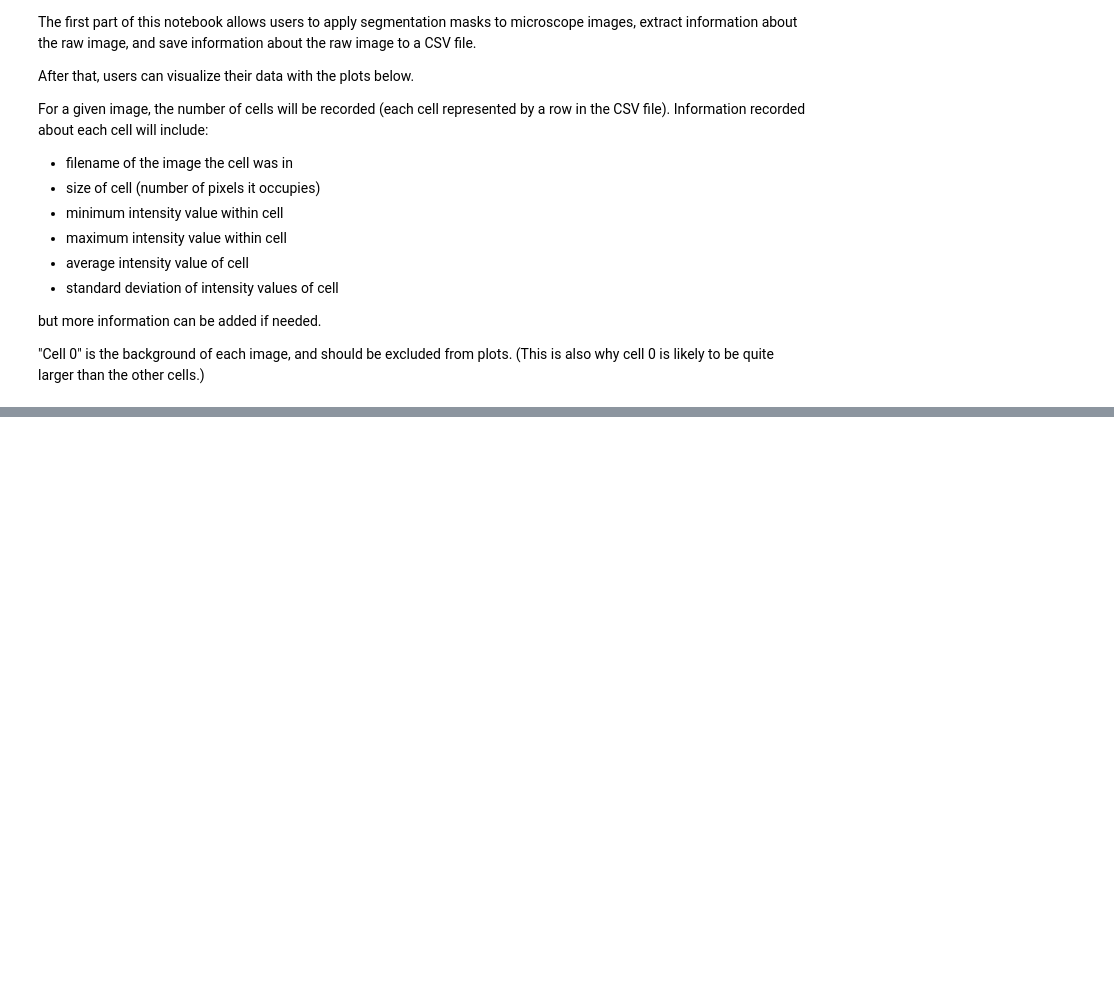
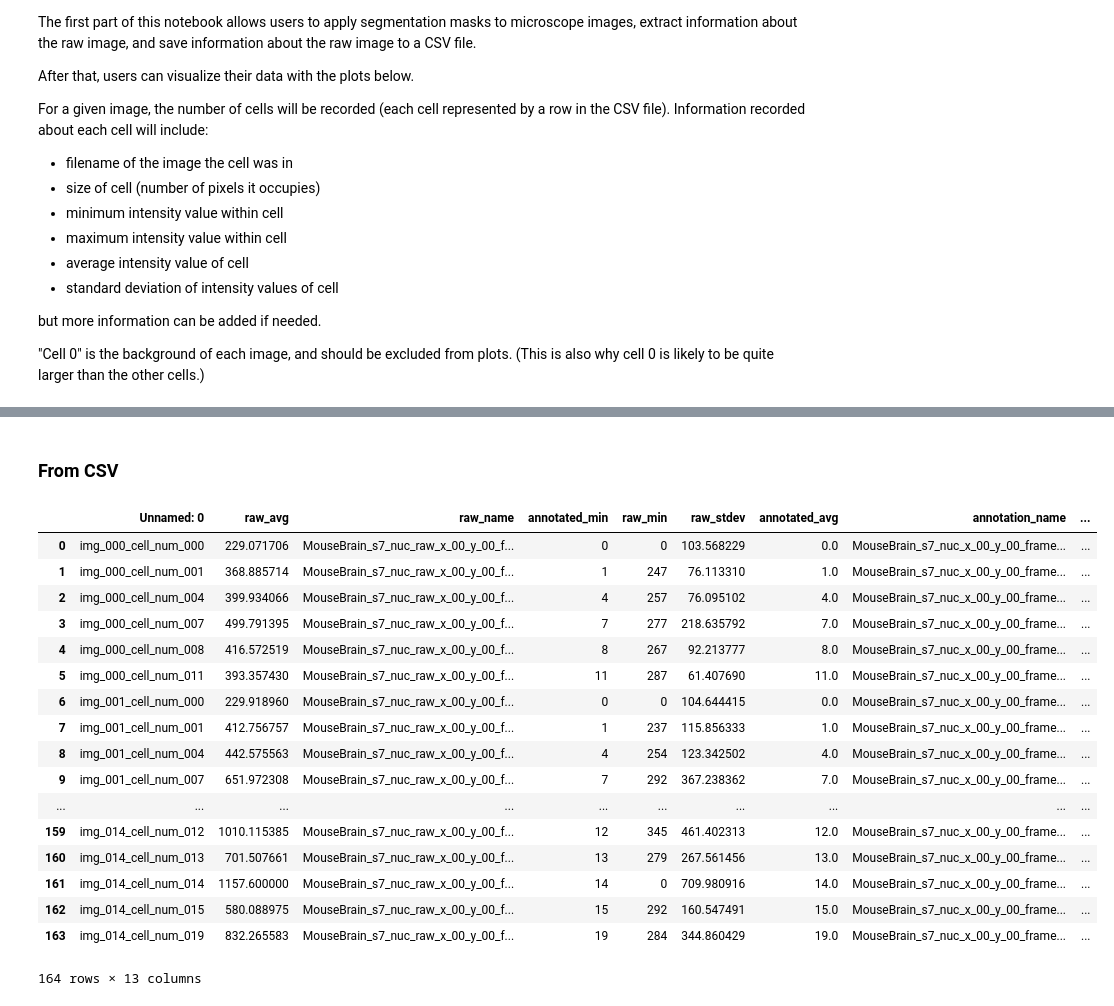
Before and after one commit to samreenanjum/caliban-toolbox, a Jupyter notebook: notebooks/Analysis of image content with annotation masks.ipynb, the cells around one changed output, grey strips where cells are left out. Drawn from its saved outputs; the diff is of its cells as text; code cells hidden in the pictures; blank space fills up the shorter version.

```diff
--- a/notebooks/Analysis of image content with annotation masks.ipynb
+++ b/notebooks/Analysis of image content with annotation masks.ipynb
@@ -167,0 +290,25 @@ make_save_csv(flat_dict, base_dir, identifier)
+# %% [markdown]
+### From CSV
+# %%
+csv_path = "/gnv_home/data/analysis_test/set1/CSV/analysis_notebook_test_analysis.csv"
+csv_data = pd.read_csv(csv_path)
+csv_data
+# %% [output]
+|  | Unnamed: 0 | raw_avg | raw_name | annotated_min | raw_min | raw_stdev | annotated_avg | annotation_name | ... |
+| 0 | img_000_cell_num_000 | 229.071706 | MouseBrain_s7_nuc_raw_x_00_y_00_f... | 0 | 0 | 103.568229 | 0.0 | MouseBrain_s7_nuc_x_00_y_00_frame... | ... |
+| 1 | img_000_cell_num_001 | 368.885714 | MouseBrain_s7_nuc_raw_x_00_y_00_f... | 1 | 247 | 76.113310 | 1.0 | MouseBrain_s7_nuc_x_00_y_00_frame... | ... |
+| 2 | img_000_cell_num_004 | 399.934066 | MouseBrain_s7_nuc_raw_x_00_y_00_f... | 4 | 257 | 76.095102 | 4.0 | MouseBrain_s7_nuc_x_00_y_00_frame... | ... |
+| 3 | img_000_cell_num_007 | 499.791395 | MouseBrain_s7_nuc_raw_x_00_y_00_f... | 7 | 277 | 218.635792 | 7.0 | MouseBrain_s7_nuc_x_00_y_00_frame... | ... |
+| 4 | img_000_cell_num_008 | 416.572519 | MouseBrain_s7_nuc_raw_x_00_y_00_f... | 8 | 267 | 92.213777 | 8.0 | MouseBrain_s7_nuc_x_00_y_00_frame... | ... |
+| 5 | img_000_cell_num_011 | 393.357430 | MouseBrain_s7_nuc_raw_x_00_y_00_f... | 11 | 287 | 61.407690 | 11.0 | MouseBrain_s7_nuc_x_00_y_00_frame... | ... |
+| 6 | img_001_cell_num_000 | 229.918960 | MouseBrain_s7_nuc_raw_x_00_y_00_f... | 0 | 0 | 104.644415 | 0.0 | MouseBrain_s7_nuc_x_00_y_00_frame... | ... |
+| 7 | img_001_cell_num_001 | 412.756757 | MouseBrain_s7_nuc_raw_x_00_y_00_f... | 1 | 237 | 115.856333 | 1.0 | MouseBrain_s7_nuc_x_00_y_00_frame... | ... |
+| 8 | img_001_cell_num_004 | 442.575563 | MouseBrain_s7_nuc_raw_x_00_y_00_f... | 4 | 254 | 123.342502 | 4.0 | MouseBrain_s7_nuc_x_00_y_00_frame... | ... |
+| 9 | img_001_cell_num_007 | 651.972308 | MouseBrain_s7_nuc_raw_x_00_y_00_f... | 7 | 292 | 367.238362 | 7.0 | MouseBrain_s7_nuc_x_00_y_00_frame... | ... |
+| ... | ... | ... | ... | ... | ... | ... | ... | ... | ... |
+| 159 | img_014_cell_num_012 | 1010.115385 | MouseBrain_s7_nuc_raw_x_00_y_00_f... | 12 | 345 | 461.402313 | 12.0 | MouseBrain_s7_nuc_x_00_y_00_frame... | ... |
+| 160 | img_014_cell_num_013 | 701.507661 | MouseBrain_s7_nuc_raw_x_00_y_00_f... | 13 | 279 | 267.561456 | 13.0 | MouseBrain_s7_nuc_x_00_y_00_frame... | ... |
+| 161 | img_014_cell_num_014 | 1157.600000 | MouseBrain_s7_nuc_raw_x_00_y_00_f... | 14 | 0 | 709.980916 | 14.0 | MouseBrain_s7_nuc_x_00_y_00_frame... | ... |
+| 162 | img_014_cell_num_015 | 580.088975 | MouseBrain_s7_nuc_raw_x_00_y_00_f... | 15 | 292 | 160.547491 | 15.0 | MouseBrain_s7_nuc_x_00_y_00_frame... | ... |
+| 163 | img_014_cell_num_019 | 832.265583 | MouseBrain_s7_nuc_raw_x_00_y_00_f... | 19 | 284 | 344.860429 | 19.0 | MouseBrain_s7_nuc_x_00_y_00_frame... | ... |
+164 rows × 13 columns
```
Also changed, not shown: parts of 15 cells of this notebook, 1 other file.
